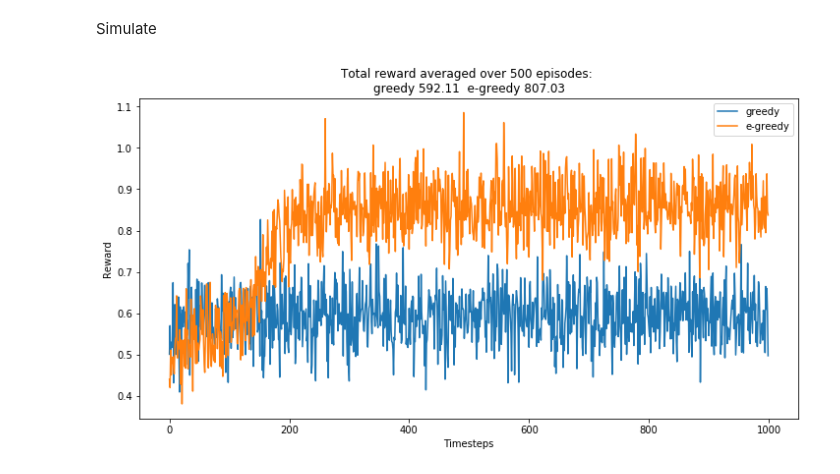
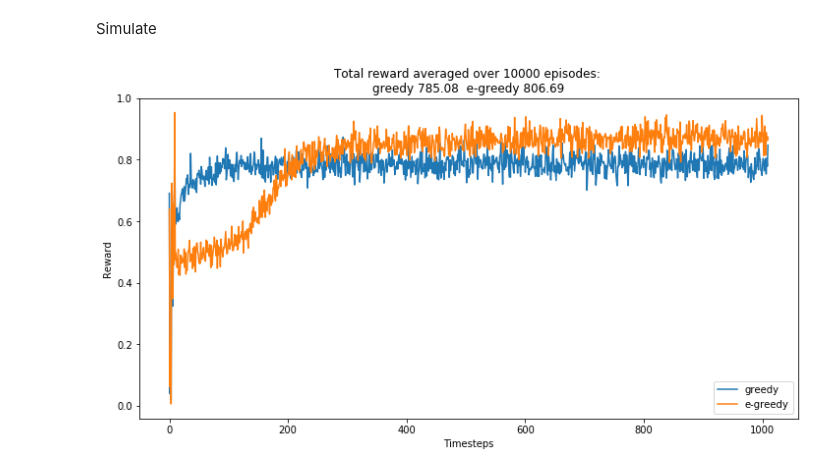
Before and after one commit to lucasrm25/Reinforcement-Learning, a Jupyter notebook: ex01-bandits/ex01-bandits.ipynb, the cells around one changed output. Drawn from its saved outputs; the diff is of its cells as text; code cells hidden in the pictures.

```diff
--- a/ex01-bandits/ex01-bandits.ipynb
+++ b/ex01-bandits/ex01-bandits.ipynb
@@ -14,10 +17,10 @@ Create classes for bandit and Q-learning with epsilon-greedy strategy
 # %%
 class GaussianBandit:
 
-    var_reward = .5
+    var_reward = 1.
 
-    def __init__(self, k=10):
-        self._arm_means = np.random.uniform(0., 1., k)  # Sample some means
+    def __init__(self, k=10, arm_means=None):
+        self._arm_means = np.random.uniform(0.,1.,k) if arm_means is None else arm_means
         self.n_arms = len(self._arm_means)
         self.rewards = []
         self.total_played = 0
@@ -39,15 +42,18 @@ def trans_fun(x,f0=0.9,fe=0.05, xtrans=0.15, k=40):
 def greedy(bandit:GaussianBandit, timesteps=1000):
     return epsilon_greedy(bandit, timesteps, epsilon=0, adaptepsilon=False)
 
-def epsilon_greedy(bandit:GaussianBandit, timesteps=1000, epsilon=0.1, lr=0.8, adaptepsilon=True):
-    rewards = np.zeros(bandit.n_arms)
-    n_plays = np.zeros(bandit.n_arms)
-    Q = np.zeros(bandit.n_arms)
+def epsilon_greedy(bandit:GaussianBandit, timesteps=1000, epsilon=0.1, adaptepsilon=True):
     possible_arms = range(bandit.n_arms)
+
+    # init variables (rewards, n_plays, Q) by playing each arm once
+    rewards = np.array([bandit.play_arm(a) for a in possible_arms])  # np.zeros(bandit.n_arms)
+    n_plays = np.ones(bandit.n_arms) # np.zeros(bandit.n_arms)
+    Q = rewards/n_plays  # np.zeros(bandit.n_arms)
 
     for tperc in np.linspace(0,1,timesteps): # while bandit.total_played < timesteps:
 
         epsilon_t = trans_fun(tperc,fe=epsilon) if adaptepsilon else epsilon
+        # epsilon_t = epsilon
 
         # with probability 1-epsilon take the greedy action
         takegreedyaction = np.random.default_rng().binomial(1, 1-epsilon_t)
@@ -56,8 +62,7 @@ def epsilon_greedy(bandit:GaussianBandit, timesteps=1000, epsilon=0.1, lr=0.8, a
         # update Q-value function for the selected arm
         rewards[a] += bandit.play_arm(a)
         n_plays[a] += 1
-        Qnewa = rewards[a]/n_plays[a]
-        Q[a] = Q[a] + lr*(Qnewa - Q[a])
+        Q[a] = rewards[a]/n_plays[a]
 
     return bandit.rewards
 # %% [markdown]
@@ -75,32 +80,34 @@ Simulate
 # %%
 
 def main():
-    n_episodes = 500  # set to 10000 to decrease noise in plot
+    n_episodes = 10000  # set to 10000 to decrease noise in plot
     n_timesteps = 1000
     rewards_greedy = np.zeros(n_timesteps)
     rewards_egreedy = np.zeros(n_timesteps)
 
-    params = [ (GaussianBandit(), n_timesteps) for _ in range(n_episodes) ]
+    k=10    # number of bandits
+    arm_means = np.random.uniform(0.,1.,k) # init mean reward value for each bandit
+    params = [ (GaussianBandit(k=k,arm_means=arm_means), n_timesteps) for _ in range(n_episodes) ]
 
     with mp.Pool(processes=mp.cpu_count()) as pool:
         rewards_egreedy = pool.starmap_async(epsilon_greedy, params).get()
         rewards_egreedy = np.average( rewards_egreedy, axis=0)
 
         rewards_greedy = pool.starmap_async(greedy, params).get()
         rewards_greedy = np.average( rewards_greedy, axis=0)
 
     fig = plt.figure(figsize=(12, 6))
     plt.plot(rewards_greedy, label="greedy")
     plt.plot(rewards_egreedy, label="e-greedy")
     plt.title(f"Total reward averaged over {n_episodes} episodes: \ngreedy {np.sum(rewards_greedy):.2f}  e-greedy {np.sum(rewards_egreedy):.2f}")
     plt.legend()
     plt.xlabel("Timesteps")
     plt.ylabel("Reward")
     plt.savefig('bandit_strategies.eps')
     plt.show()
 
 
 if __name__ == "__main__":
     main()
 # %% [output]
-[figure, old version]
+[figure, new version]
```
Also changed, not shown: parts of 1 cell of this notebook, 1 other file.
